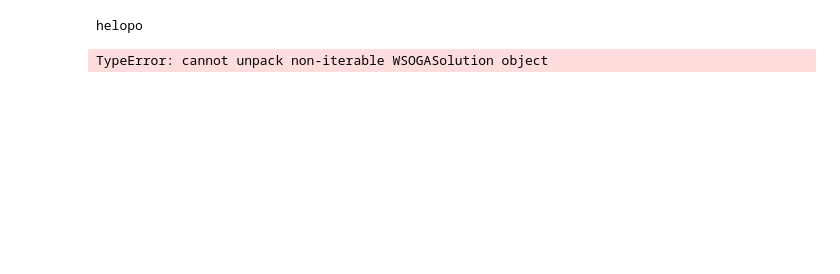
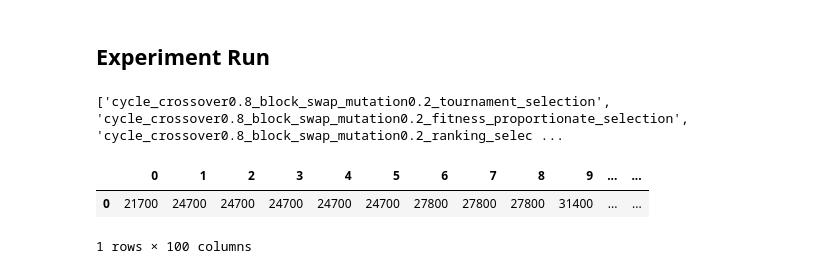
Before and after one commit to gcordeirofm/CIFO25_42, a Jupyter notebook: project/phase_1.ipynb, the cells around one changed output. Cells and saved outputs as stored; diff of their text form; code cells hidden in the pictures; blank space fills up the shorter version.

```diff
--- a/project/phase_1.ipynb
+++ b/project/phase_1.ipynb
@@ -23,6 +67,8 @@ from library.custom.custom_selection import tournament_selection, ranking_select
 POP_SIZE = 50
 GENERATIONS = 100
 NBR_RUNS = 1
+# %% [markdown]
+## Experiment Run
 # %%
 grid_params = {
     "crossover": [
@@ -51,7 +97,7 @@ grid_params = {
         },
         {
             "function": displacement_mutation,
-            "mut_prob:": 0.2
+            "mut_prob": 0.2
         },
         {
             "function": shuffle_subsequence_mutation,
@@ -77,7 +123,7 @@ for crossover_cfg, mutation_cfg, selection_algorithm in grid:
     mutation_function = mutation_cfg["function"]
     mut_prob = mutation_cfg["mut_prob"]
 
-    # Run for 30 times
+    # Run for predefined x times
     for run_nr in range(NBR_RUNS):
         _, fitness_over_gens = genetic_algorithm(
             initial_population=[
@@ -89,6 +135,7 @@ for crossover_cfg, mutation_cfg, selection_algorithm in grid:
             ],
             max_gen=GENERATIONS,
             selection_algorithm=selection_algorithm,
+            maximization=True,
             xo_prob=xo_prob,
             mut_prob=mut_prob,
             elitism=True
@@ -105,6 +152,3 @@ for crossover_cfg, mutation_cfg, selection_algorithm in grid:
 
     # Save configuration results in the dictionary
     fitness_dfs[config_label] = df
-# %% [output]
-helopo
-TypeError: cannot unpack non-iterable WSOGASolution object
@@ -150,0 +155,10 @@ def plot_fitness_over_gen(fitness_dfs: dict[str, pd.DataFrame]):
+# %%
+print(list(fitness_dfs.keys()))
+# %% [output]
+['cycle_crossover0.8_block_swap_mutation0.2_tournament_selection', 'cycle_crossover0.8_block_swap_mutation0.2_fitness_proportionate_selection', 'cycle_crossover0.8_block_swap_mutation0.2_ranking_selec ...
+# %%
+fitness_dfs["partially_matched_crossover0.8_displacement_mutation0.2_ranking_selection"]
+# %% [output]
+|  | 0 | 1 | 2 | 3 | 4 | 5 | 6 | 7 | 8 | 9 | ... | ... |
+| 0 | 21700 | 24700 | 24700 | 24700 | 24700 | 24700 | 27800 | 27800 | 27800 | 31400 | ... | ... |
+1 rows × 100 columns
```
Also changed, not shown: parts of 6 cells of this notebook.
